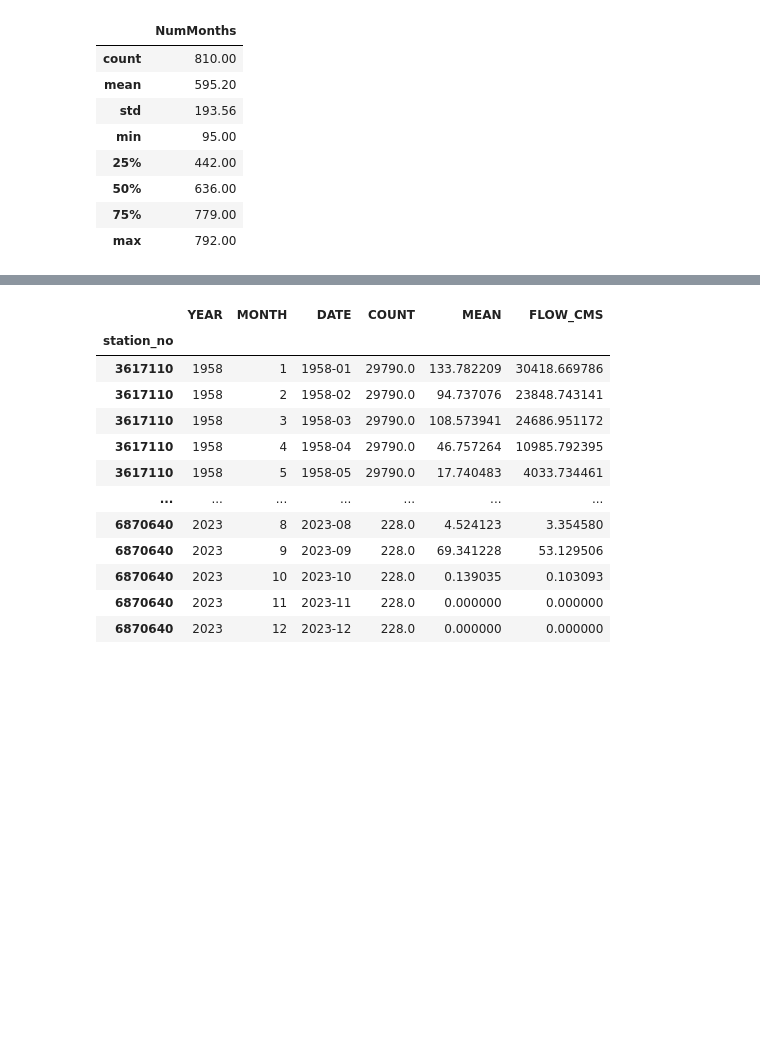
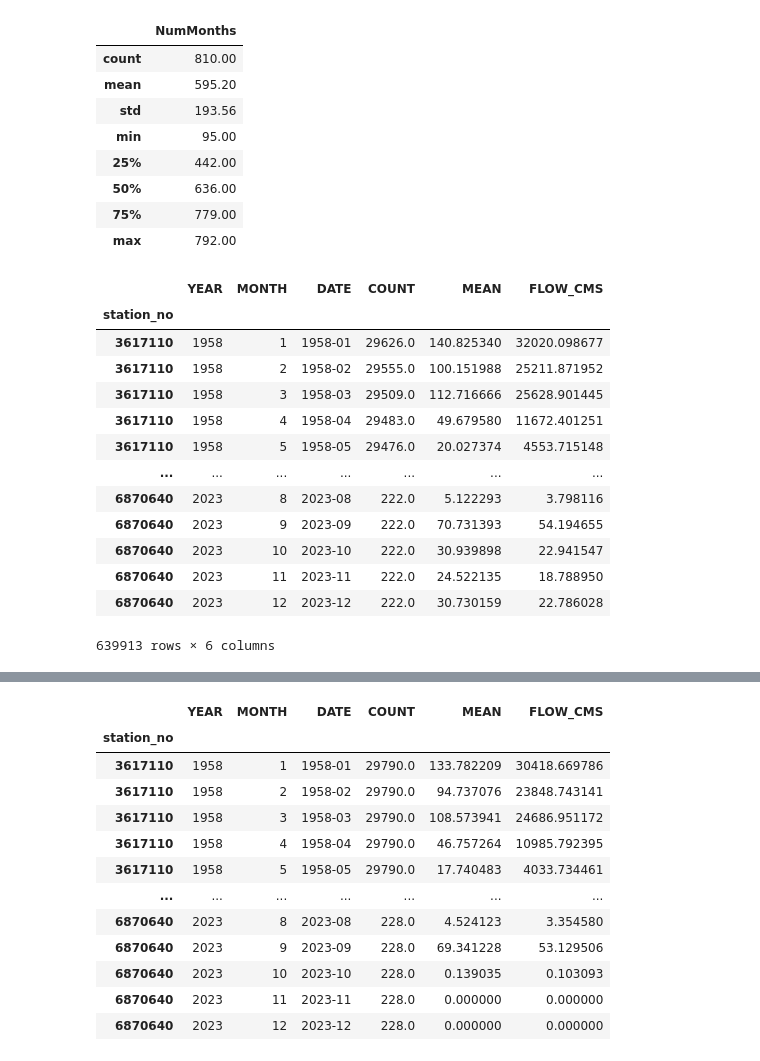
Before and after one commit to jevago262000/PhD_1-Water_Balance, a Jupyter notebook: 10.baseflow_index.ipynb, the cells around one changed output, grey strips where cells are left out. Saved outputs shown, nothing was run; the diff lists cells and outputs as text; code cells hidden in the pictures; blank space fills up the shorter version.

```diff
--- a/10.baseflow_index.ipynb
+++ b/10.baseflow_index.ipynb
@@ -196,3 +196,22 @@ longest_periods_df.describe().map(lambda x: f"{x:.2f}")
 | 50% | 636.00 |
 | 75% | 779.00 |
 | max | 792.00 |
+# %%
+wyield_folder = r"Z:\PhD_Datasets&Analysis\Outputs\T&M_WBM\wyield2"
+sim_df = pd.read_csv(wyield_folder + "\\wyield2_zonal_statistics_1958-2023.csv", index_col="station_no") # Simulated data
+sim_df
+# %% [output]
+|  | YEAR | MONTH | DATE | COUNT | MEAN | FLOW_CMS |
+| station_no |  |  |  |  |  |  |
+| 3617110 | 1958 | 1 | 1958-01 | 29626.0 | 140.825340 | 32020.098677 |
+| 3617110 | 1958 | 2 | 1958-02 | 29555.0 | 100.151988 | 25211.871952 |
+| 3617110 | 1958 | 3 | 1958-03 | 29509.0 | 112.716666 | 25628.901445 |
+| 3617110 | 1958 | 4 | 1958-04 | 29483.0 | 49.679580 | 11672.401251 |
+| 3617110 | 1958 | 5 | 1958-05 | 29476.0 | 20.027374 | 4553.715148 |
+| ... | ... | ... | ... | ... | ... | ... |
+| 6870640 | 2023 | 8 | 2023-08 | 222.0 | 5.122293 | 3.798116 |
+| 6870640 | 2023 | 9 | 2023-09 | 222.0 | 70.731393 | 54.194655 |
+| 6870640 | 2023 | 10 | 2023-10 | 222.0 | 30.939898 | 22.941547 |
+| 6870640 | 2023 | 11 | 2023-11 | 222.0 | 24.522135 | 18.788950 |
+| 6870640 | 2023 | 12 | 2023-12 | 222.0 | 30.730159 | 22.786028 |
+639913 rows × 6 columns
```
Also changed, not shown: parts of 7 cells of this notebook.
